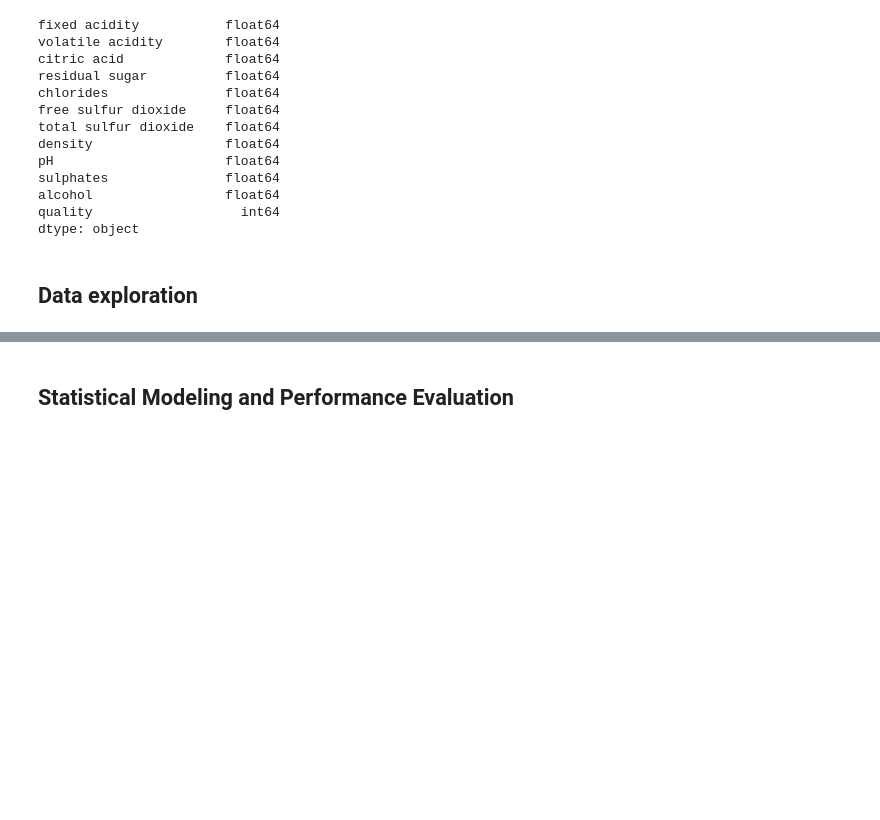
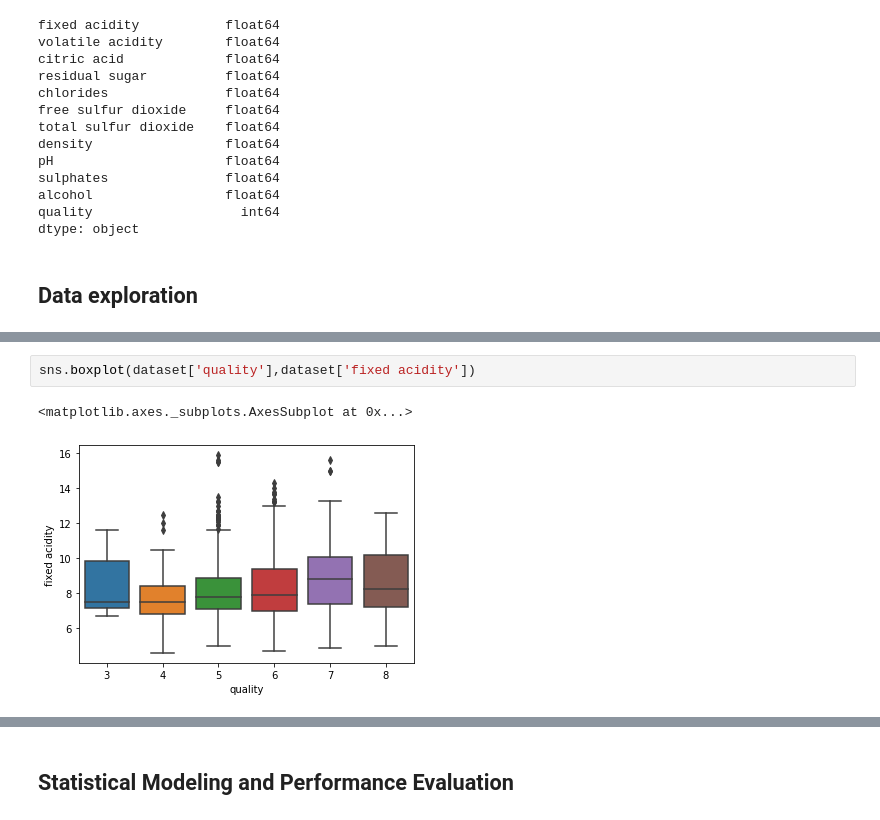
Before and after one commit to AbdielNie/wineQuality, a Jupyter notebook: wineQuality.ipynb, the cells around one changed output, grey strips where cells are left out. Saved outputs shown, nothing was run; the diff lists cells and outputs as text; blank space fills up the shorter version.

```diff
--- a/wineQuality.ipynb
+++ b/wineQuality.ipynb
@@ -209,4 +209,9 @@ sns.countplot(x= 'quality', data = df)
 # %% [output]
 <matplotlib.axes._subplots.AxesSubplot at 0x...>
 [figure]
+# %%
+sns.boxplot(dataset['quality'],dataset['fixed acidity'])
+# %% [output]
+<matplotlib.axes._subplots.AxesSubplot at 0x...>
+[figure, added]
 # %%
```
Also changed, not shown: parts of 22 cells of this notebook.
